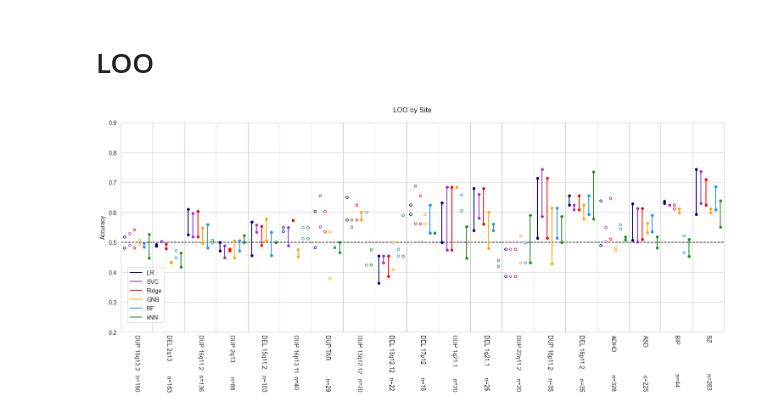
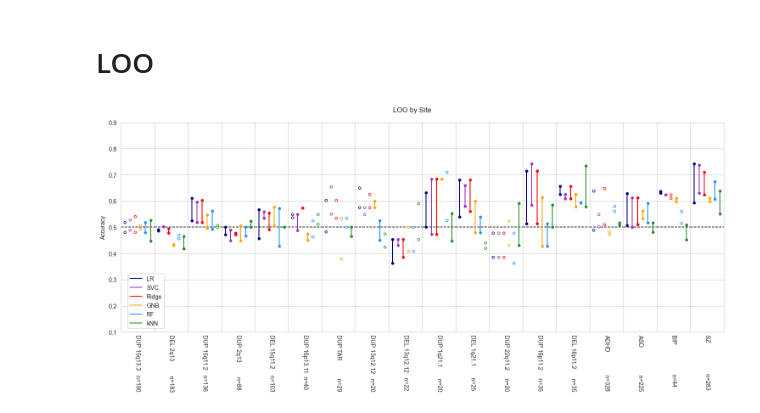
Before and after one commit to harveyaa/neuropsych_mtl, a Jupyter notebook: ML/benchmark_1/benchmark_1_plots.ipynb, the cells around one changed output. Saved outputs shown, nothing was run; the diff lists cells and outputs as text; code cells hidden in the pictures.

```diff
--- a/ML/benchmark_1/benchmark_1_plots.ipynb
+++ b/ML/benchmark_1/benchmark_1_plots.ipynb
@@ -250,33 +176,33 @@ for j,case in enumerate(cases_effect_order_loo):
         conn_acc = res_loo.loc[clf][case].loc['conf_conn']
         if conf_acc > conn_acc:
             mfc = 'white'
             ls =''
         else:
             mfc = colors[i]
             ls = '-'
 
         ax[j].plot(i,conn_acc,marker='o',color=colors[i],ms=4,markerfacecolor=mfc)
         ax[j].plot(i,conf_acc,marker='o',color=colors[i],ms=4,markerfacecolor=mfc)
         ax[j].plot((i,i),(conf_acc,conn_acc),color=colors[i],ls=ls,label=clf)
         ax[j].set_xticklabels([])
         ax[j].set_xticks([])
         ax[j].set_xlim(-0.75,5.75)
         ax[j].set_xlabel(cases_labels_loo[j],rotation=270)
 
         lines = ax[j].get_ygridlines()
         b = lines[5]
         b.set_color('black')
         b.set_linewidth(1.15)
         b.set_linestyle('--')
 
 handles, _ = ax[-1].get_legend_handles_labels()
 labels = clfs
 ax[0].set_ylabel('Accuracy')
-fig.legend(handles, labels, loc=(0.05,0.25))
+fig.legend(handles, labels, loc=(0.05,0.23))
 plt.suptitle(title)
-plt.ylim(0.2,0.9)
+plt.ylim(0.1,0.9)
 plt.tight_layout()
 plt.subplots_adjust(wspace=0)
 plt.savefig(os.path.join(out_p,'LOO.png'),dpi=300)
 # %% [output]
-[figure, old version]
+[figure, new version]
```
Also changed, not shown: parts of 2 cells of this notebook, 7 other files.
